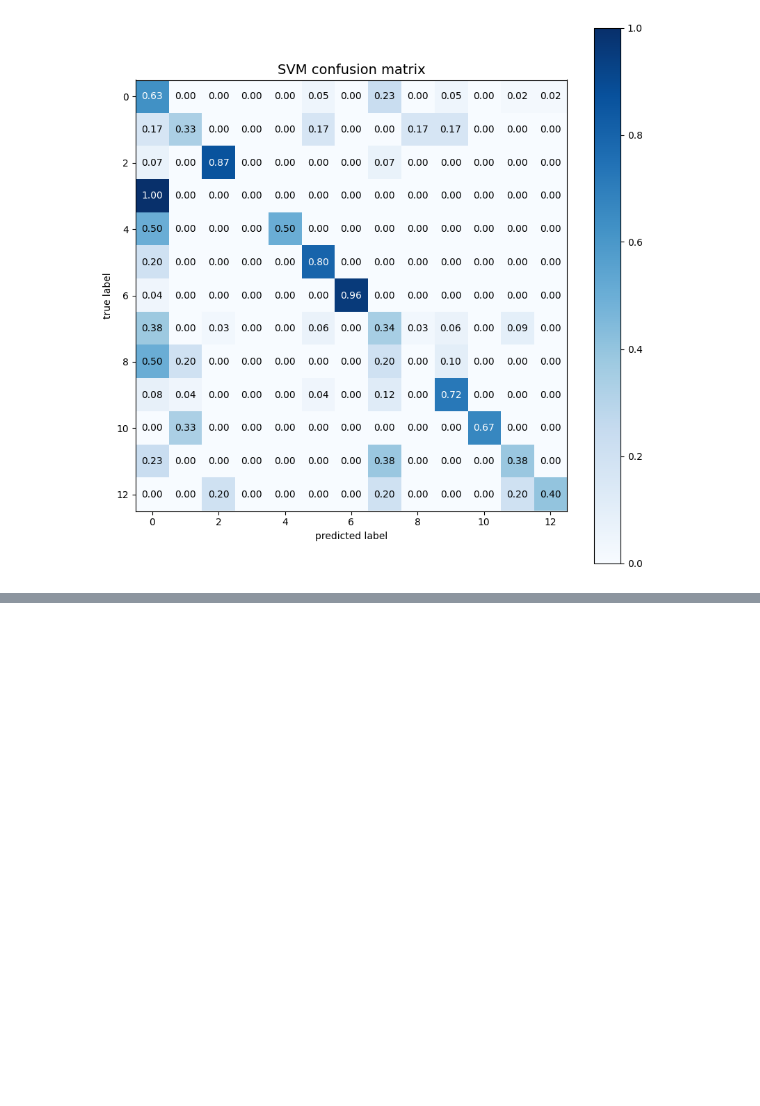
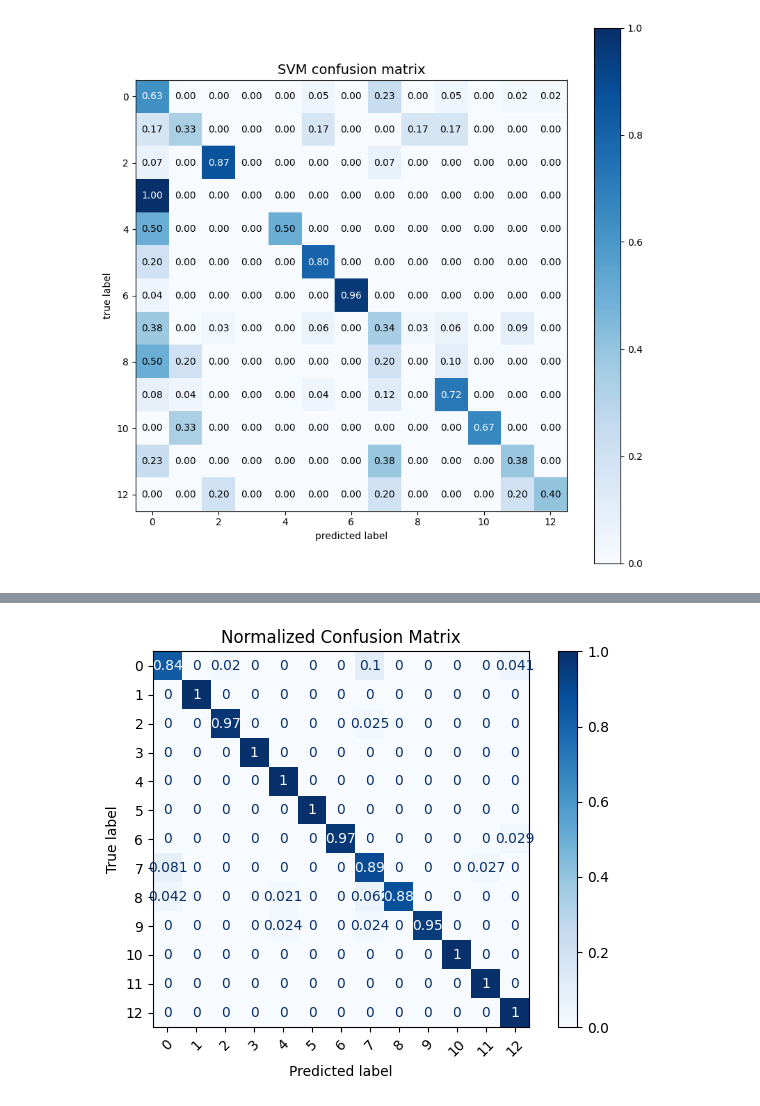
Before and after one commit to carlesarnal/reddit-realtime-classification, a Jupyter notebook: model/model_training.ipynb, the cells around one changed output, grey strips where cells are left out. Saved outputs shown, nothing was run; the diff lists cells and outputs as text; code cells hidden in the pictures; blank space fills up the shorter version.

```diff
--- a/model/model_training.ipynb
+++ b/model/model_training.ipynb
@@ -397,0 +513,15 @@ with open("reddit_classifier.pkl", 'wb') as file:
+# %%
+# Create confusion matrix
+from sklearn.metrics import confusion_matrix, ConfusionMatrixDisplay
+
+y_true = encoded_dataset["test"]["labels"]
+pred_logits = trainer.predict(encoded_dataset["test"]).predictions
+y_pred = np.argmax(pred_logits, axis=1)
+
+cm = confusion_matrix(y_true, y_pred, normalize="true")
+disp = ConfusionMatrixDisplay(confusion_matrix=cm, display_labels=le.classes_)
+disp.plot(xticks_rotation=45, cmap="Blues")
+plt.title("Normalized Confusion Matrix")
+plt.tight_layout()
+plt.show()
+# %% [output]
@@ -397,0 +529 @@ with open("reddit_classifier.pkl", 'wb') as file:
+[figure, added]
```
Also changed, not shown: parts of 4 cells of this notebook, 32 other files.
